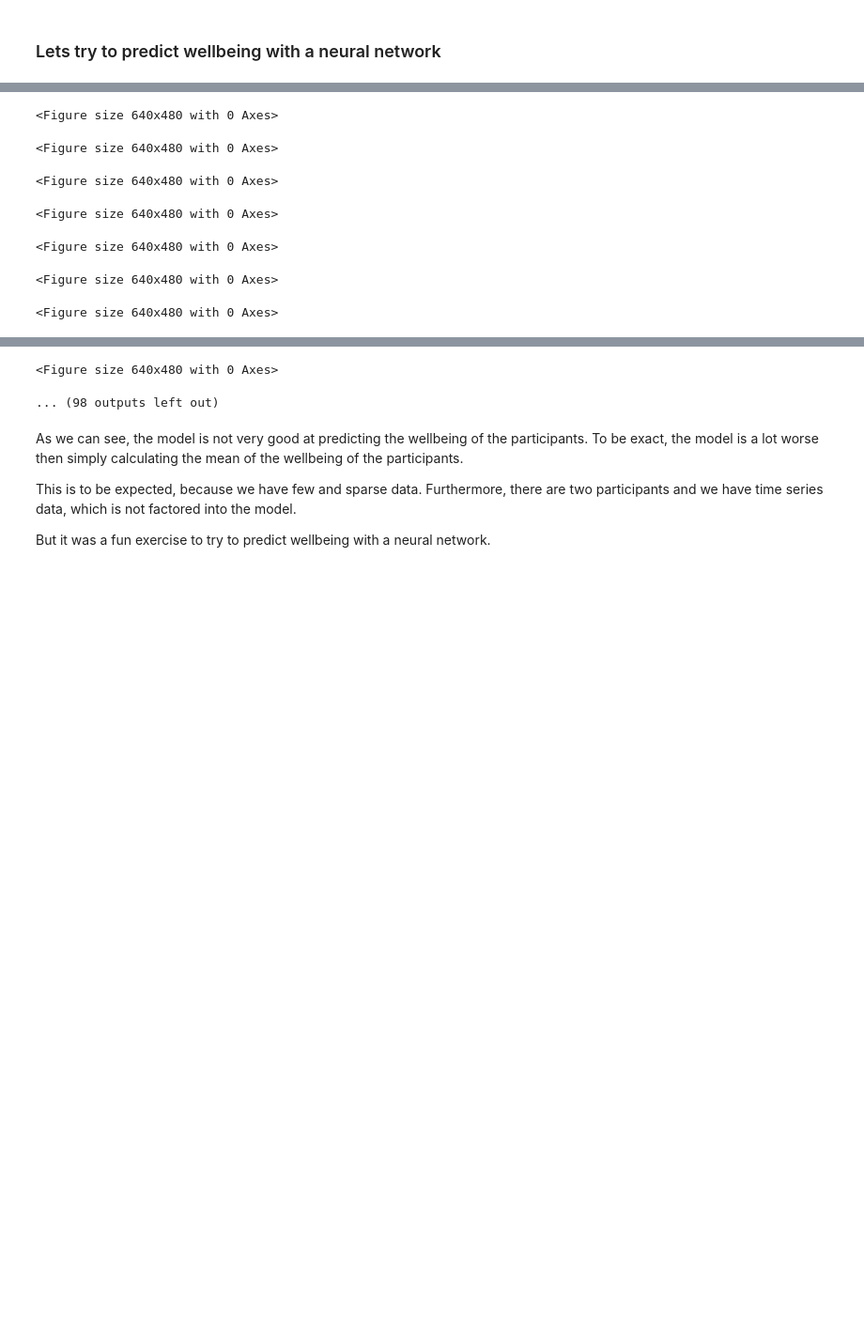
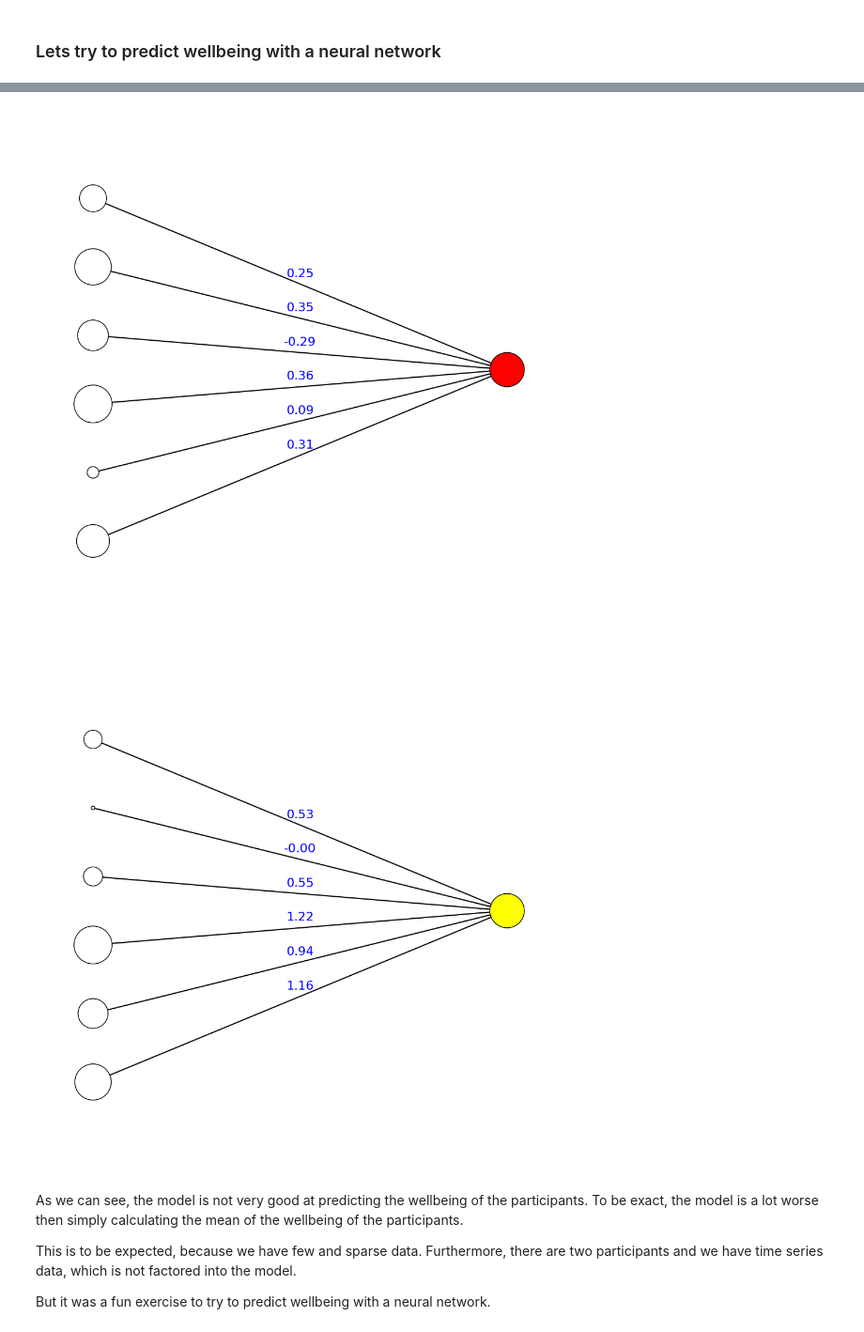
Before and after one commit to saurluca/scipy, a Jupyter notebook: start.ipynb, the cells around one changed output, grey strips where cells are left out. Shown: that part at 94% size. Saved outputs shown, nothing was run; the diff lists cells and outputs as text; code cells hidden in the pictures; blank space fills up the shorter version.

```diff
--- a/start.ipynb
+++ b/start.ipynb
@@ -208,8 +161,8 @@ for _ in range(50):
 # %%
 # Function to draw the neural network
 def draw_neural_net(ax, left, right, bottom, top, layer_sizes, model, loss):
-    ax.clear()
     ax.axis('off')
+
     v_spacing = (top - bottom) / float(max(layer_sizes))
     h_spacing = (right - left) / float(len(layer_sizes) - 1)
 
@@ -238,12 +191,11 @@ def draw_neural_net(ax, left, right, bottom, top, layer_sizes, model, loss):
                 ax.add_artist(line)
                 # Display weight
                 if n == 0:
-                    ax.text((x_coords[0] + x_coords[1]) / 2, (y_coords[0] + y_coords[1]) / 2,
-                            f"{weight[0, m]:.2f}", fontsize=16, va='center', ha='center', color='yellow')
+                    ax.text((x_coords[0] + x_coords[1]) / 2, (y_coords[0] + y_coords[1]) / 2 + 0.02,
+                            f"{weight[0, m]:.2f}", fontsize=16, va='center', ha='center', color='blue')
 
-def draw_dot(ax):
-    circle = plt.Circle()
-    ax.add_artist(circle)
+    plt.draw()
+
 
 # Function to map loss to color
 def get_color_for_loss(loss):
@@ -258,8 +212,4 @@ def get_color_for_loss(loss):
 # %%
-from torchviz import make_dot
-import time
-
-
 INPUT_LAYER_SIZE = 6
 OUTPUT_LAYER_SIZE = 1
 
@@ -283,58 +233,34 @@ criterion = nn.MSELoss()
 optimizer = optim.Adam(net.parameters(), lr=0.01)
 
 
-# # Create a dummy input
-# dummy_input = torch.randn(1, 6)
-#
-# # Forward pass with the dummy input
-# y = net(dummy_input)
-#
-# # Use torchviz to create a visual representation of the model
-# dot = make_dot(y, params=dict(net.named_parameters()), show_attrs=True, show_saved=True)
-#
-# # Display the graph directly in the notebook
-# display(dot)
 
-x = np.linspace(0, 10, 100)
-y = np.sin(x)
+# For plotting the nn
+plt.ion()  # Enable interactive mode
+fig1, ax1 = plt.subplots(figsize=(12, 12))
+fig2, ax2 = plt.subplots(figsize=(12, 12))
+layer_sizes = [INPUT_LAYER_SIZE, OUTPUT_LAYER_SIZE]
 
-plt.ion()  # Enable interactive mode
-fig, ax = plt.subplots(figsize=(8, 6))
-
-# Example: [input neurons, hidden layers, output neurons]
-# layer_sizes = [INPUT_LAYER_SIZE, OUTPUT_LAYER_SIZE]
-# plt.ion()
-# fig = plt.figure(figsize=(12, 12))
-# ax = fig.gca()
 
 # Train the network
 for epoch in range(100):
+    if epoch == 1:
+        #draw the net
+        draw_neural_net(ax1, .1, .9, .1, .9, layer_sizes, net, loss.item())
+        time.sleep(1)
+    if epoch == 99:
+        #draw the net
+        draw_neural_net(ax2, .1, .9, .1, .9, layer_sizes, net, loss.item())
+        time.sleep(1)
     optimizer.zero_grad()
     outputs = net(X_train)
     loss = criterion(outputs, y_train)
     loss.backward()
     optimizer.step()
-
-    ax.clear()  # Clear the plot
-    ax.plot(x, y)  # Simple line plot
-    ax.set_title(f'Epoch {epoch + 1}')
-    ax.set_xlabel('X')
-    ax.set_ylabel('sin(X)')
-
-    plt.draw()  # Update the plot
-    plt.pause(0.25)  # Pause to view updates
-
-    # if True:
-    #     fig.clf()
-    #     ax = fig.gca()
-    #     draw_neural_net(ax, .1, .9, .1, .9, layer_sizes, net, loss.item())
-    #     plt.draw()  # Redraw the plot
-    #     plt.pause(0.25)# Pause to update the plot
-
-
     if (epoch + 1) % 10 == 0:  # Print loss every 10 epochs
         print(f"Epoch {epoch+1}, Loss: {loss.item():.4f}")
 
+
+plt.ioff()
 
 # Test and evaluate the network
 with torch.no_grad():
@@ -378,7 +321,0 @@ print(net.linear_relu_stack[0].weight)
-<Figure size 640x480 with 0 Axes>
-<Figure size 640x480 with 0 Axes>
-<Figure size 640x480 with 0 Axes>
-<Figure size 640x480 with 0 Axes>
-<Figure size 640x480 with 0 Axes>
-<Figure size 640x480 with 0 Axes>
-<Figure size 640x480 with 0 Axes>
@@ -386,5 +322,5 @@ Epoch 10, Loss: 34.9256
-<Figure size 640x480 with 0 Axes>
-... (98 outputs left out)
+[figure, added]
+[figure, added]
 # %% [markdown]
 As we can see, the model is not very good at predicting the wellbeing of the participants.
 To be exact, the model is a lot worse then simply calculating the mean of the wellbeing of the participants.
```
Also changed, not shown: parts of 6 cells of this notebook, 2 other files.
